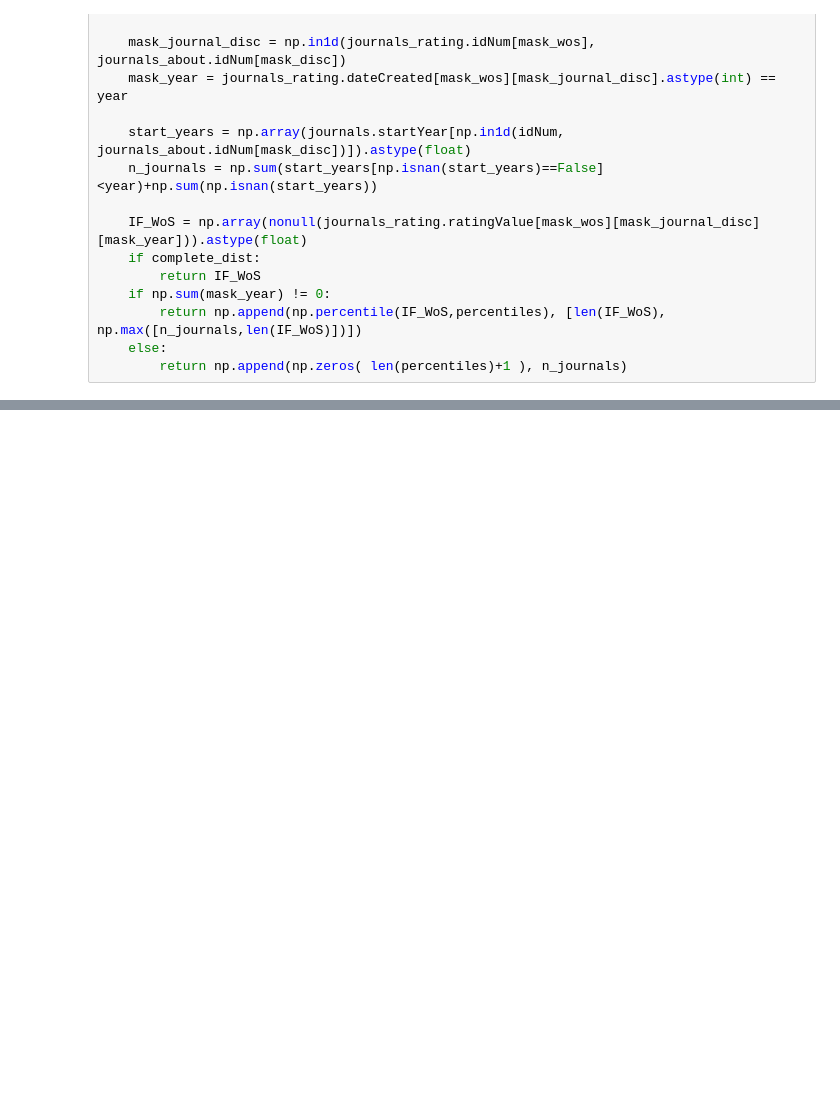
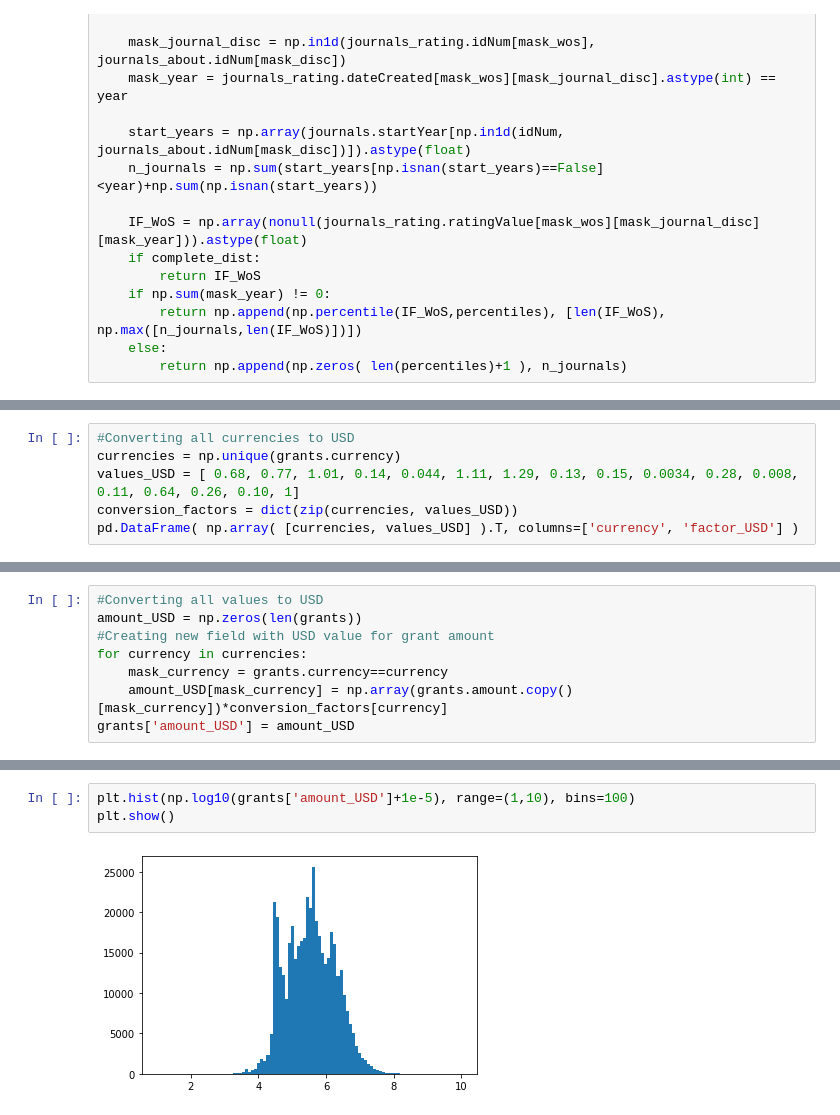
Before and after one commit to sbustamante/scigraph_project, a Jupyter notebook: Exploration.ipynb, the cells around one changed output, grey strips where cells are left out. Drawn from its saved outputs; the diff is of its cells as text; blank space fills up the shorter version.

```diff
--- a/Exploration.ipynb
+++ b/Exploration.ipynb
@@ -517,0 +640,6 @@ np.vectorize?
+# %%
+#Converting all currencies to USD
+currencies = np.unique(grants.currency)
+values_USD = [ 0.68, 0.77, 1.01, 0.14, 0.044, 1.11, 1.29, 0.13, 0.15, 0.0034, 0.28, 0.008, 0.11, 0.64, 0.26, 0.10, 1]
+conversion_factors = dict(zip(currencies, values_USD))
+pd.DataFrame( np.array( [currencies, values_USD] ).T, columns=['currency', 'factor_USD'] )
@@ -517,0 +665,8 @@ np.vectorize?
+# %%
+#Converting all values to USD
+amount_USD = np.zeros(len(grants))
+#Creating new field with USD value for grant amount
+for currency in currencies:
+    mask_currency = grants.currency==currency
+    amount_USD[mask_currency] = np.array(grants.amount.copy()[mask_currency])*conversion_factors[currency]
+grants['amount_USD'] = amount_USD
@@ -517,0 +699,5 @@ np.vectorize?
+# %%
+plt.hist(np.log10(grants['amount_USD']+1e-5), range=(1,10), bins=100)
+plt.show()
+# %% [output]
+[figure, added]
```
Also changed, not shown: parts of 85 cells of this notebook.
